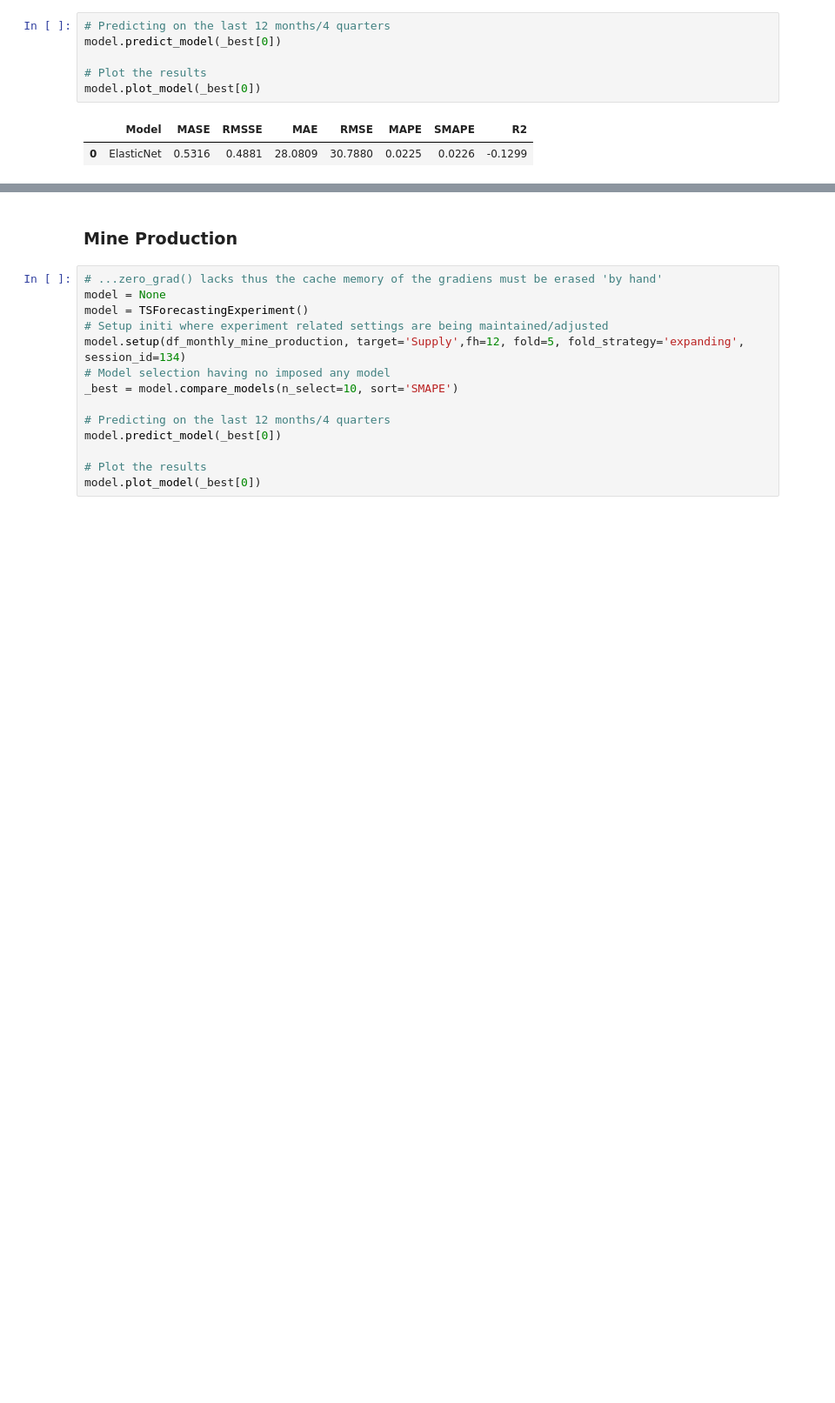
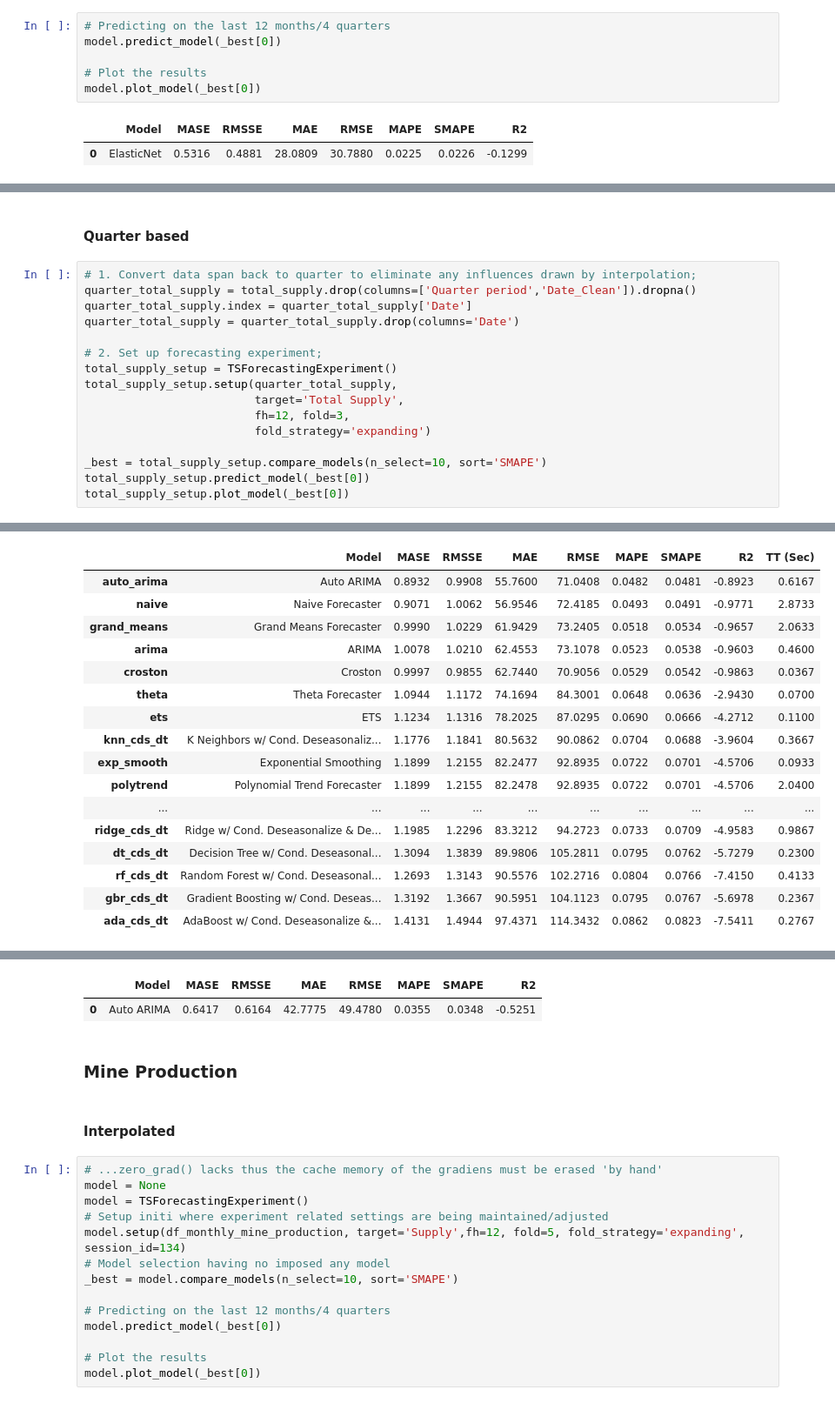
Before and after one commit to ShiyiU/HTTStockIndustryRankingTool, a Jupyter notebook: Gold and Silver/EDA.ipynb, the cells around one changed output, grey strips where cells are left out. Shown at 87% size. Saved outputs shown, nothing was run; the diff lists cells and outputs as text; blank space fills up the shorter version.

```diff
--- a/Gold and Silver/EDA.ipynb
+++ b/Gold and Silver/EDA.ipynb
@@ -369,0 +218,19 @@ model.plot_model(_best_gold_quarter[0])
+# %% [markdown]
+#### Quarter based
+# %%
+# 1. Convert data span back to quarter to eliminate any influences drawn by interpolation;
+quarter_total_supply = total_supply.drop(columns=['Quarter period','Date_Clean']).dropna()
+quarter_total_supply.index = quarter_total_supply['Date']
+quarter_total_supply = quarter_total_supply.drop(columns='Date')
+
+# 2. Set up forecasting experiment;
+total_supply_setup = TSForecastingExperiment()
+total_supply_setup.setup(quarter_total_supply,
+                         target='Total Supply',
+                         fh=12, fold=3,
+                         fold_strategy='expanding')
+
+_best = total_supply_setup.compare_models(n_select=10, sort='SMAPE')
+total_supply_setup.predict_model(_best[0])
+total_supply_setup.plot_model(_best[0])
+# %% [output]
@@ -369,0 +255,17 @@ model.plot_model(_best_gold_quarter[0])
+|  | Model | MASE | RMSSE | MAE | RMSE | MAPE | SMAPE | R2 | TT (Sec) |
+| auto_arima | Auto ARIMA | 0.8932 | 0.9908 | 55.7600 | 71.0408 | 0.0482 | 0.0481 | -0.8923 | 0.6167 |
+| naive | Naive Forecaster | 0.9071 | 1.0062 | 56.9546 | 72.4185 | 0.0493 | 0.0491 | -0.9771 | 2.8733 |
+| grand_means | Grand Means Forecaster | 0.9990 | 1.0229 | 61.9429 | 73.2405 | 0.0518 | 0.0534 | -0.9657 | 2.0633 |
+| arima | ARIMA | 1.0078 | 1.0210 | 62.4553 | 73.1078 | 0.0523 | 0.0538 | -0.9603 | 0.4600 |
+| croston | Croston | 0.9997 | 0.9855 | 62.7440 | 70.9056 | 0.0529 | 0.0542 | -0.9863 | 0.0367 |
+| theta | Theta Forecaster | 1.0944 | 1.1172 | 74.1694 | 84.3001 | 0.0648 | 0.0636 | -2.9430 | 0.0700 |
+| ets | ETS | 1.1234 | 1.1316 | 78.2025 | 87.0295 | 0.0690 | 0.0666 | -4.2712 | 0.1100 |
+| knn_cds_dt | K Neighbors w/ Cond. Deseasonaliz... | 1.1776 | 1.1841 | 80.5632 | 90.0862 | 0.0704 | 0.0688 | -3.9604 | 0.3667 |
+| exp_smooth | Exponential Smoothing | 1.1899 | 1.2155 | 82.2477 | 92.8935 | 0.0722 | 0.0701 | -4.5706 | 0.0933 |
+| polytrend | Polynomial Trend Forecaster | 1.1899 | 1.2155 | 82.2478 | 92.8935 | 0.0722 | 0.0701 | -4.5706 | 2.0400 |
+| ... | ... | ... | ... | ... | ... | ... | ... | ... | ... |
+| ridge_cds_dt | Ridge w/ Cond. Deseasonalize & De... | 1.1985 | 1.2296 | 83.3212 | 94.2723 | 0.0733 | 0.0709 | -4.9583 | 0.9867 |
+| dt_cds_dt | Decision Tree w/ Cond. Deseasonal... | 1.3094 | 1.3839 | 89.9806 | 105.2811 | 0.0795 | 0.0762 | -5.7279 | 0.2300 |
+| rf_cds_dt | Random Forest w/ Cond. Deseasonal... | 1.2693 | 1.3143 | 90.5576 | 102.2716 | 0.0804 | 0.0766 | -7.4150 | 0.4133 |
+| gbr_cds_dt | Gradient Boosting w/ Cond. Deseas... | 1.3192 | 1.3667 | 90.5951 | 104.1123 | 0.0795 | 0.0767 | -5.6978 | 0.2367 |
+| ada_cds_dt | AdaBoost w/ Cond. Deseasonalize &... | 1.4131 | 1.4944 | 97.4371 | 114.3432 | 0.0862 | 0.0823 | -7.5411 | 0.2767 |
@@ -370,5 +273,9 @@ model.plot_model(_best_gold_quarter[0])
+|  | Model | MASE | RMSSE | MAE | RMSE | MAPE | SMAPE | R2 |
+| 0 | Auto ARIMA | 0.6417 | 0.6164 | 42.7775 | 49.4780 | 0.0355 | 0.0348 | -0.5251 |
 # %% [markdown]
 ### Mine Production
+# %% [markdown]
+#### Interpolated
 # %%
 # ...zero_grad() lacks thus the cache memory of the gradiens must be erased 'by hand'
 model = None
```
Also changed, not shown: parts of 30 cells of this notebook.
